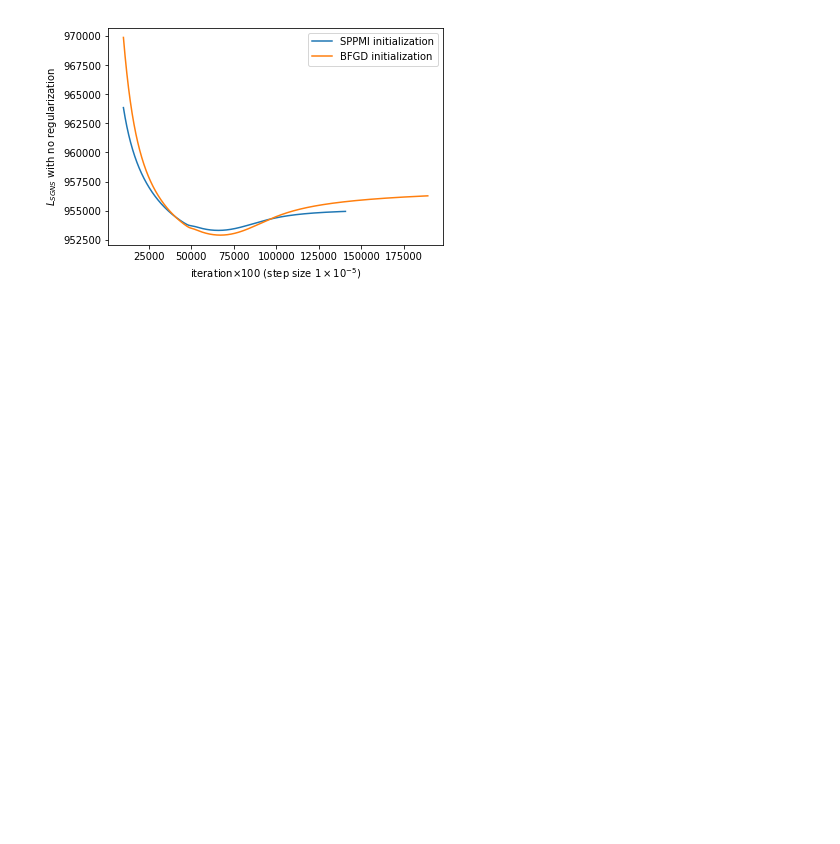
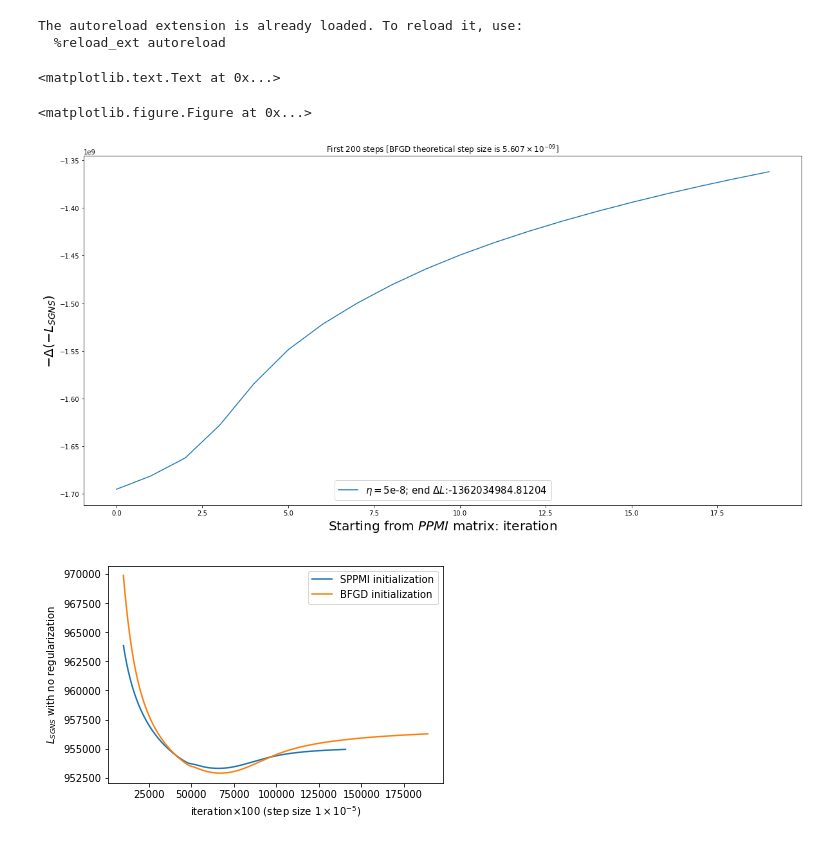
Before and after one commit to YerongLi/BFGD-sgns, a Jupyter notebook: plot.ipynb, the cells around one changed output. Drawn from its saved outputs; the diff is of its cells as text; code cells hidden in the pictures; blank space fills up the shorter version.

```diff
--- a/plot.ipynb
+++ b/plot.ipynb
@@ -4,6 +4,55 @@
 %autoreload 2
 import matplotlib.pyplot as plt
 import numpy as np
+# %%
+%matplotlib inline
+%load_ext autoreload
+%autoreload 2
+import matplotlib.pyplot as plt
+import numpy as np
+import re
+plt.figure()
+start = 0
+end = 20
+init = 7809426.9624207867
+
+plt.figure(figsize=(20,10))
+#init = 1808805.021334937
+loglist= [
+#'log.2_PMMRO_stp5e-3_reg0.txt',
+#'log.2_PMMRO_stp5e-4_reg0.txt',
+'log.9_PMM_stp5e-8_reg0.txt'
+
+#'log.2_PMM_stp1e-3_reg0.txt',
+#'log.2_PMM_stp1e-4_reg0.txt',
+#'log.2_PMM_stp2e-5_reg0.txt',
+#'log.2_PMM_stp1.5e-5_reg0.txt',
+
+]
+for log in loglist:
+    with open('log/'+log) as file:
+        x=[]; y=[]
+        for line in file:
+            line = re.sub("[(',)]", '', line)
+            if 'Iter'==line.split(' ')[0]:
+                x.append(int(line.split(' ')[2]))
+                y.append(float(line.split(' ')[4]))
+        lgd = str(log).split('_')
+        if  not -1 == lgd[1].find('RO'):
+            plt.plot(x[start:end],(init-np.array(y[start:end])), linestyle='--',label='$\eta=$'+'RO'+lgd[2][3:]+'; end $\Delta L$:'+str(init-y[end-1]))
+        else:
+            plt.plot(x[start:end],(init-np.array(y[start:end])), label='$\eta=$'+lgd[1][3:]+lgd[2][3:]+'; end $\Delta L$:'+str(init-y[end-1]))
+
+plt.legend(loc='lower center', fontsize=15,ncol=2)
+plt.title('First '+str(end*10)+' steps [BFGD theoretical step size is $5.607\\times 10^{-09}$]')
+plt.xlabel('Starting from $PPMI$ matrix: iteration',size=20)
+plt.ylabel('$-\Delta(-L_{SGNS})$',size=20)
+# %% [output]
+The autoreload extension is already loaded. To reload it, use:
+  %reload_ext autoreload
+<matplotlib.text.Text at 0x...>
+<matplotlib.figure.Figure at 0x...>
+[figure, added]
 # %%
 plt.figure()
 start = 100
```
Also changed, not shown: parts of 2 cells of this notebook, 7 other files.
